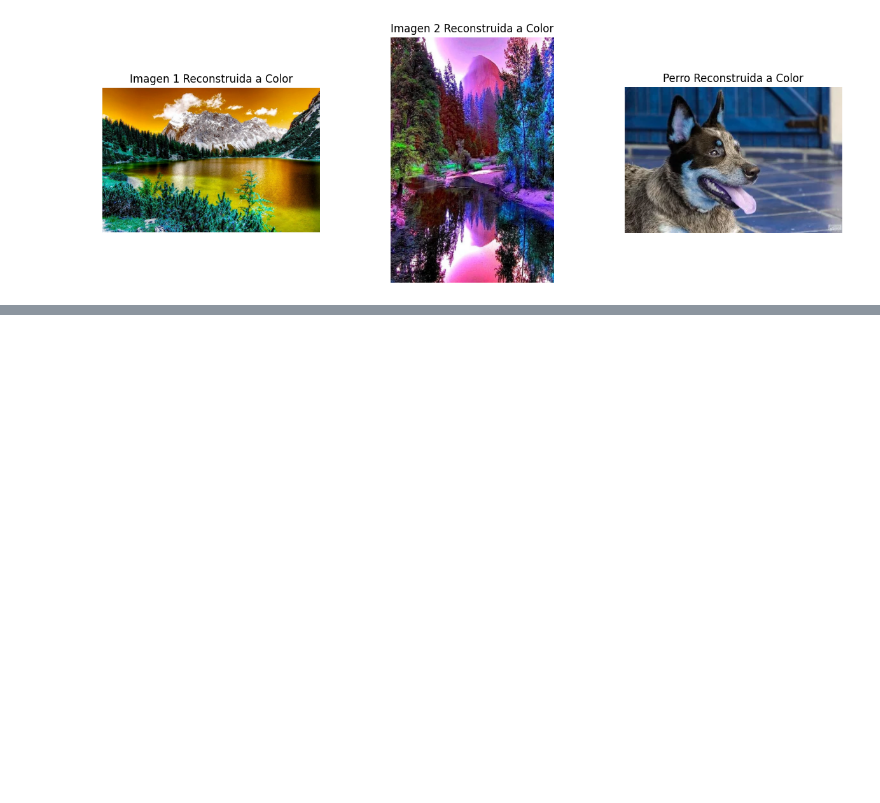
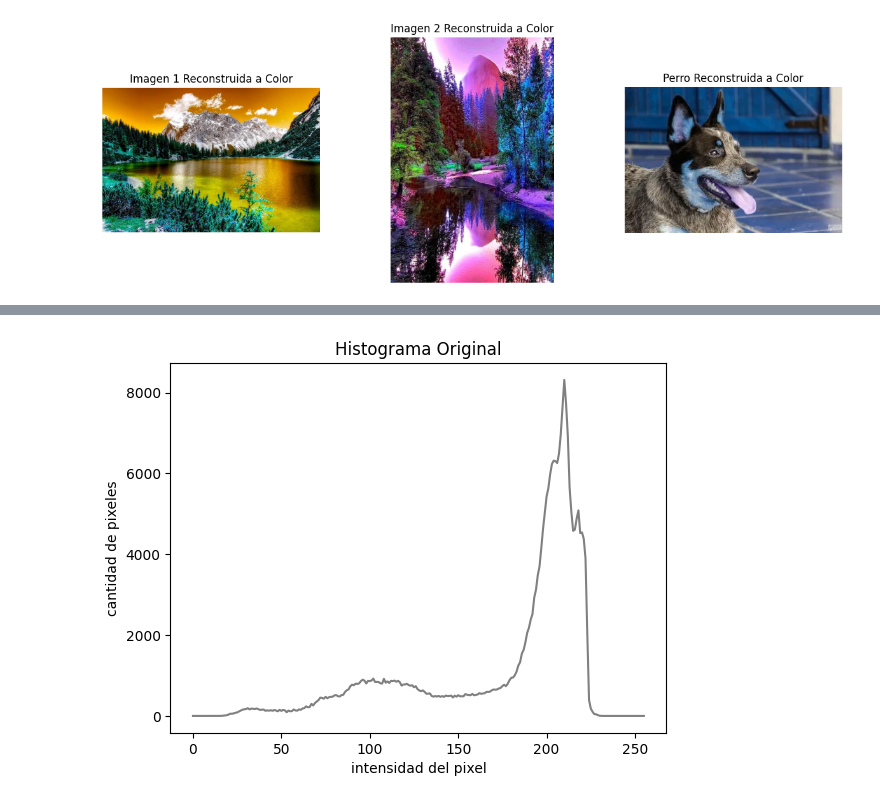
Before and after one commit to lu24is/Laboratorio-txt_mining-image_recognition, a Jupyter notebook: Laboratorio 1/Lab1_08000049.ipynb, the cells around one changed output, grey strips where cells are left out. Cells and saved outputs as stored; diff of their text form; code cells hidden in the pictures; blank space fills up the shorter version.

```diff
--- a/Laboratorio 1/Lab1_08000049.ipynb
+++ b/Laboratorio 1/Lab1_08000049.ipynb
@@ -137,0 +196,10 @@ plt.show()
+# %%
+#histograma original
+hist1 = cv2.calcHist([img3_original], [0], None,[256], [0, 256])
+plt.plot(hist1, color="gray")
+plt.xlabel("intensidad del pixel")
+plt.ylabel("cantidad de pixeles")
+plt.title("Histograma Original")
+plt.show()
+# %% [output]
+[figure, added]
```
Also changed, not shown: parts of 10 cells of this notebook, 4 other files.
